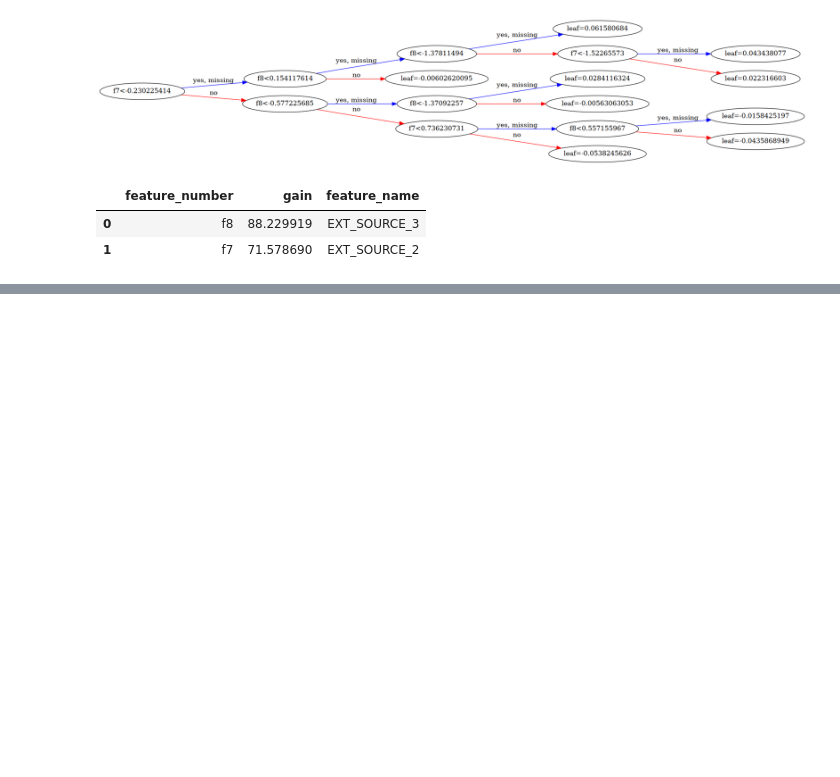
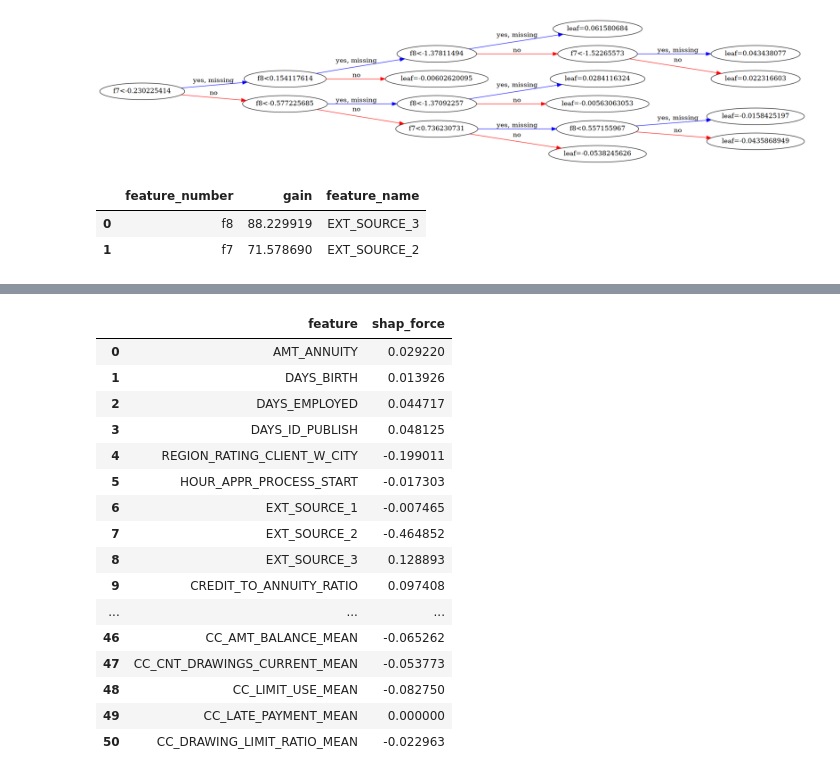
Before and after one commit to MaximoRose/evaluer_demande_credit, a Jupyter notebook: 4_Feature_Importances_in_XGBoost.ipynb, the cells around one changed output, grey strips where cells are left out. Cells and saved outputs as stored; diff of their text form; code cells hidden in the pictures; blank space fills up the shorter version.

```diff
--- a/4_Feature_Importances_in_XGBoost.ipynb
+++ b/4_Feature_Importances_in_XGBoost.ipynb
@@ -112,0 +180,24 @@ feat_imps[feat_imps['feature_name'].isin(['EXT_SOURCE_2', 'EXT_SOURCE_3'])]
+# %%
+mon_gars = no_bias.iloc[0, :]
+shapval_for_unique = mon_gars.T.reset_index()
+shapval_for_unique.columns = ['feature', 'shap_force']
+# %%
+shapval_for_unique
+# %% [output]
+|  | feature | shap_force |
+| 0 | AMT_ANNUITY | 0.029220 |
+| 1 | DAYS_BIRTH | 0.013926 |
+| 2 | DAYS_EMPLOYED | 0.044717 |
+| 3 | DAYS_ID_PUBLISH | 0.048125 |
+| 4 | REGION_RATING_CLIENT_W_CITY | -0.199011 |
+| 5 | HOUR_APPR_PROCESS_START | -0.017303 |
+| 6 | EXT_SOURCE_1 | -0.007465 |
+| 7 | EXT_SOURCE_2 | -0.464852 |
+| 8 | EXT_SOURCE_3 | 0.128893 |
+| 9 | CREDIT_TO_ANNUITY_RATIO | 0.097408 |
+| ... | ... | ... |
+| 46 | CC_AMT_BALANCE_MEAN | -0.065262 |
+| 47 | CC_CNT_DRAWINGS_CURRENT_MEAN | -0.053773 |
+| 48 | CC_LIMIT_USE_MEAN | -0.082750 |
+| 49 | CC_LATE_PAYMENT_MEAN | 0.000000 |
+| 50 | CC_DRAWING_LIMIT_RATIO_MEAN | -0.022963 |
```
Also changed, not shown: parts of 15 cells of this notebook, 3 other files.
